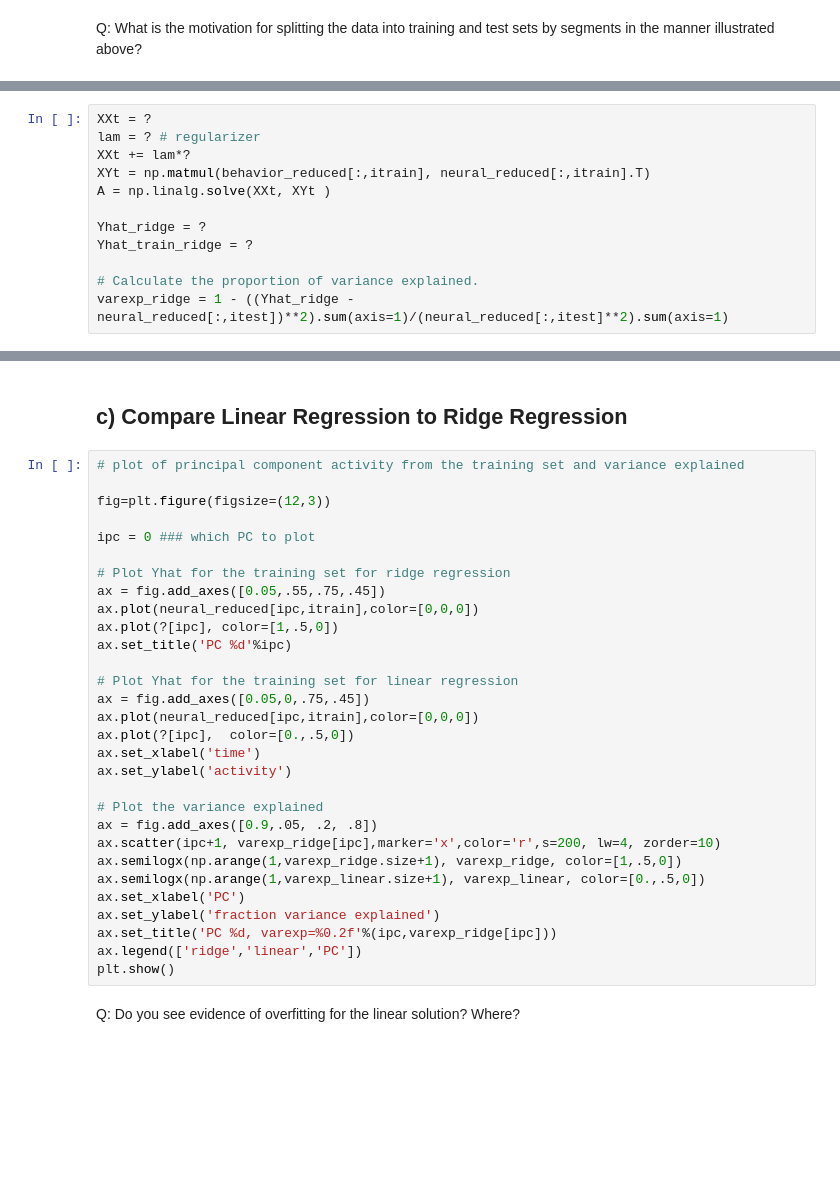
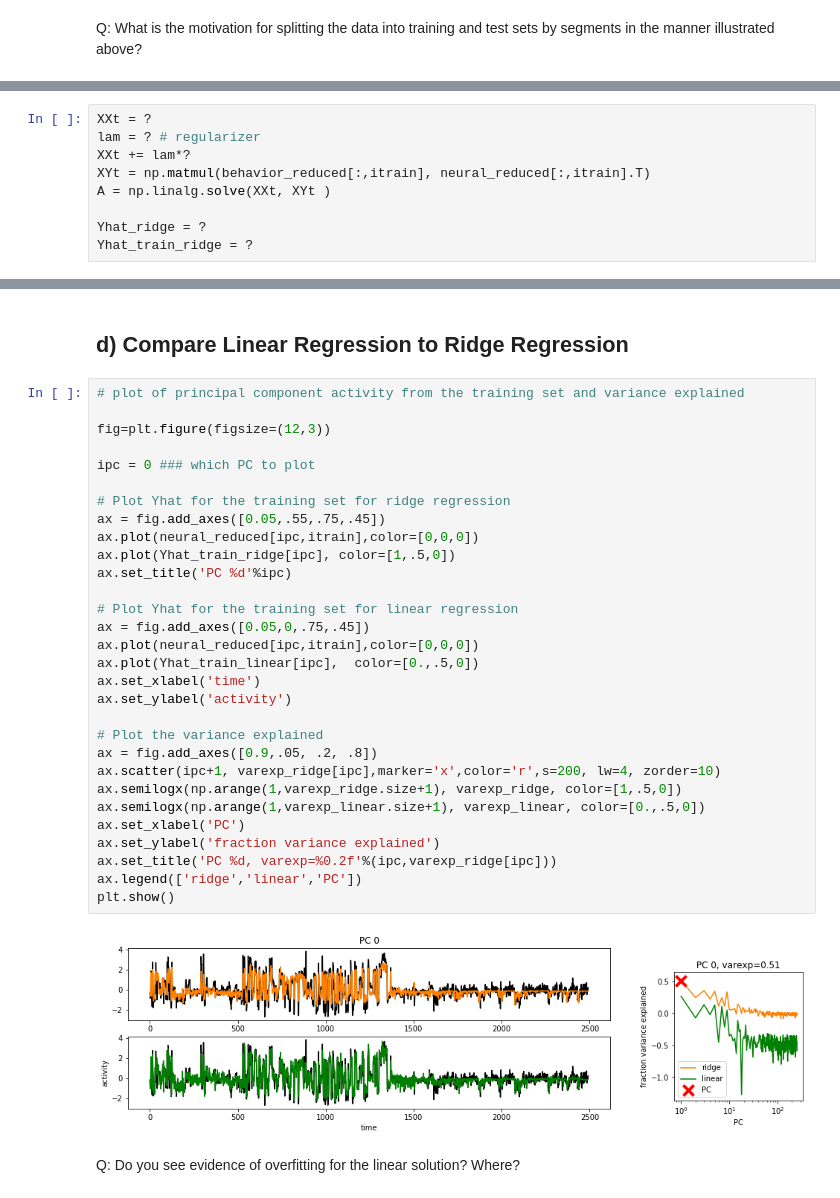
Before and after one commit to kbonnen/NeuromatchTeachingDemo, a Jupyter notebook: ridge-regression-tutorial.ipynb, the cells around one changed output, grey strips where cells are left out. Cells and saved outputs as stored; diff of their text form; blank space fills up the shorter version.

```diff
--- a/ridge-regression-tutorial.ipynb
+++ b/ridge-regression-tutorial.ipynb
@@ -129,9 +139,6 @@ A = np.linalg.solve(XXt, XYt )
 
 Yhat_ridge = ?
 Yhat_train_ridge = ?
-
-# Calculate the proportion of variance explained.
-varexp_ridge = 1 - ((Yhat_ridge - neural_reduced[:,itest])**2).sum(axis=1)/(neural_reduced[:,itest]**2).sum(axis=1)
 # %%
 # plot of principal component activity and variance explained
 
@@ -157,34 +166,36 @@ plt.show()
 # %% [markdown]
-## c) Compare Linear Regression to Ridge Regression
+## d) Compare Linear Regression to Ridge Regression
 # %%
 # plot of principal component activity from the training set and variance explained
 
 fig=plt.figure(figsize=(12,3))
 
 ipc = 0 ### which PC to plot
 
 # Plot Yhat for the training set for ridge regression
 ax = fig.add_axes([0.05,.55,.75,.45])
 ax.plot(neural_reduced[ipc,itrain],color=[0,0,0])
-ax.plot(?[ipc], color=[1,.5,0])
+ax.plot(Yhat_train_ridge[ipc], color=[1,.5,0])
 ax.set_title('PC %d'%ipc)
 
 # Plot Yhat for the training set for linear regression
 ax = fig.add_axes([0.05,0,.75,.45])
 ax.plot(neural_reduced[ipc,itrain],color=[0,0,0])
-ax.plot(?[ipc],  color=[0.,.5,0])
+ax.plot(Yhat_train_linear[ipc],  color=[0.,.5,0])
 ax.set_xlabel('time')
 ax.set_ylabel('activity')
 
 # Plot the variance explained
 ax = fig.add_axes([0.9,.05, .2, .8])
 ax.scatter(ipc+1, varexp_ridge[ipc],marker='x',color='r',s=200, lw=4, zorder=10)
 ax.semilogx(np.arange(1,varexp_ridge.size+1), varexp_ridge, color=[1,.5,0])
 ax.semilogx(np.arange(1,varexp_linear.size+1), varexp_linear, color=[0.,.5,0])
 ax.set_xlabel('PC')
 ax.set_ylabel('fraction variance explained')
 ax.set_title('PC %d, varexp=%0.2f'%(ipc,varexp_ridge[ipc]))
 ax.legend(['ridge','linear','PC'])
 plt.show()
+# %% [output]
+[figure, added]
 # %% [markdown]
 Q: Do you see evidence of overfitting for the linear solution? Where?
```
Also changed, not shown: parts of 8 cells of this notebook, 3 other files.
